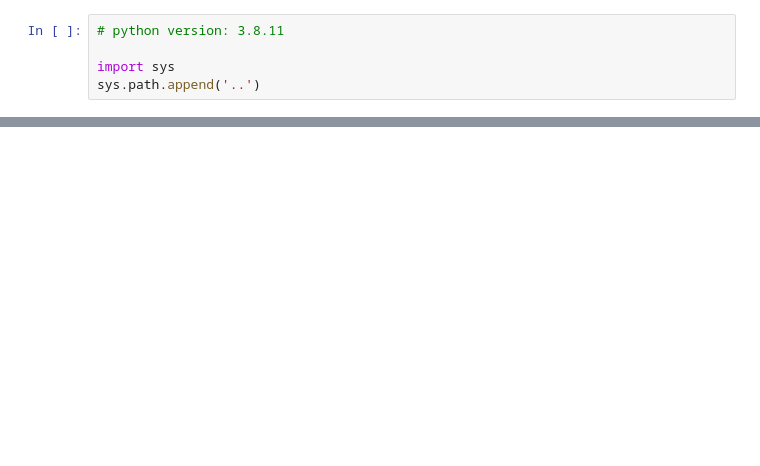
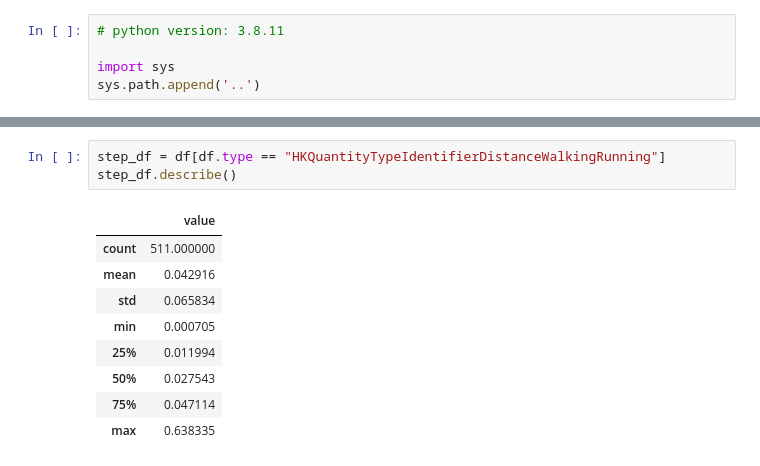
Before and after one commit to juniorise/health_credit, a Jupyter notebook: ml/notebooks/person.ipynb, the cells around one changed output, grey strips where cells are left out. Saved outputs shown, nothing was run; the diff lists cells and outputs as text; blank space fills up the shorter version.

```diff
--- a/ml/notebooks/person.ipynb
+++ b/ml/notebooks/person.ipynb
@@ -41,0 +108,13 @@ df
+# %%
+step_df = df[df.type == "HKQuantityTypeIdentifierDistanceWalkingRunning"]
+step_df.describe()
+# %% [output]
+|  | value |
+| count | 511.000000 |
+| mean | 0.042916 |
+| std | 0.065834 |
+| min | 0.000705 |
+| 25% | 0.011994 |
+| 50% | 0.027543 |
+| 75% | 0.047114 |
+| max | 0.638335 |
```
Also changed, not shown: parts of 12 cells of this notebook, 1 other file.
